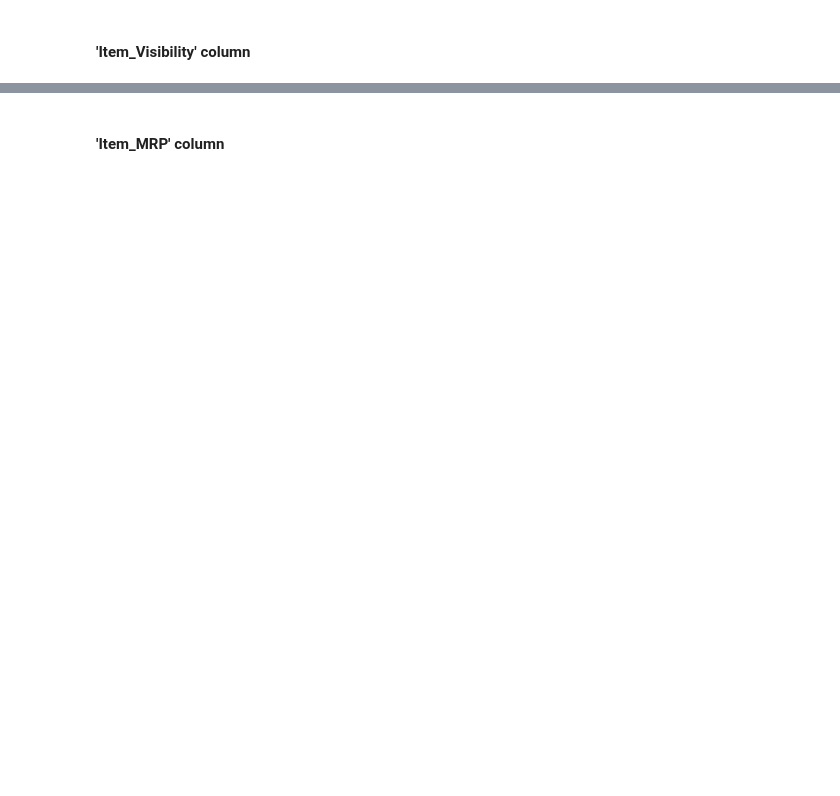
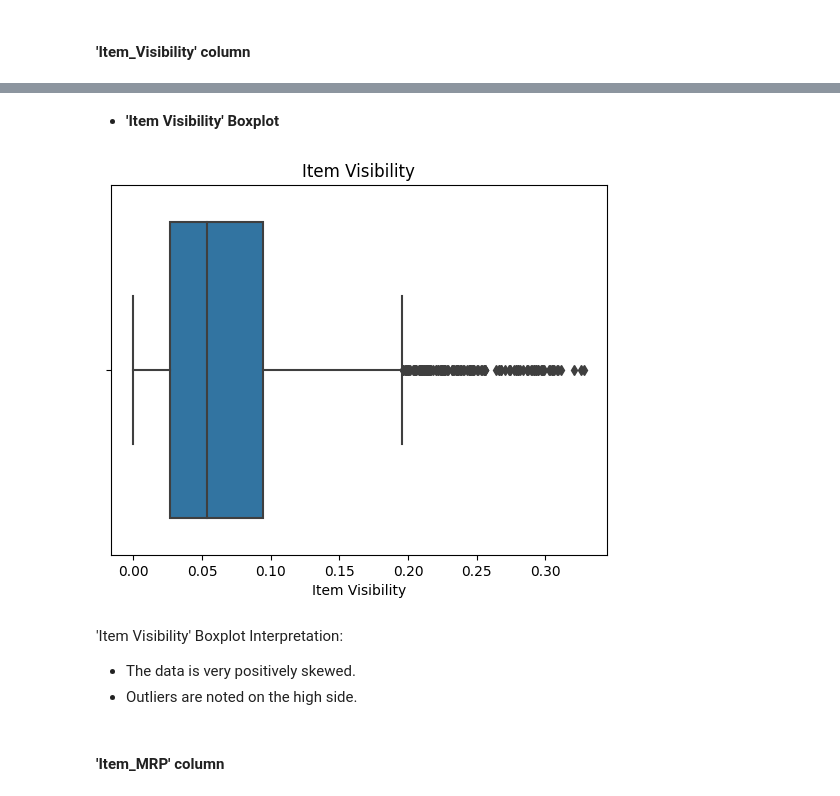
Before and after one commit to patelmedha/Prediction-of-Product-Sales, a Jupyter notebook: PREDICTION_OF_PRODUCT_SALES.ipynb, the cells around one changed output, grey strips where cells are left out. Drawn from its saved outputs; the diff is of its cells as text; code cells hidden in the pictures; blank space fills up the shorter version.

```diff
--- a/PREDICTION_OF_PRODUCT_SALES.ipynb
+++ b/PREDICTION_OF_PRODUCT_SALES.ipynb
@@ -691,2 +780,19 @@ df.describe(include=('number'))
+# %% [markdown]
+- **'Item Visibility' Boxplot**
+# %%
+## Define a MatplotLib ax object using seaborn.boxplot()
+## Use x = for horizontal
+ax = sns.boxplot(data = df,
+                 x = 'Item_Visibility')
+
+## Set the Title ans x-axis label
+ax.set_title('Item Visibility')
+ax.set_xlabel('Item Visibility');
+# %% [output]
+[figure, added]
+# %% [markdown]
+'Item Visibility' Boxplot Interpretation:
+ - The data is very positively skewed.
+ - Outliers are noted on the high side.
 # %% [markdown]
 #### **'Item_MRP' column**
```
Also changed, not shown: parts of 51 cells of this notebook.
